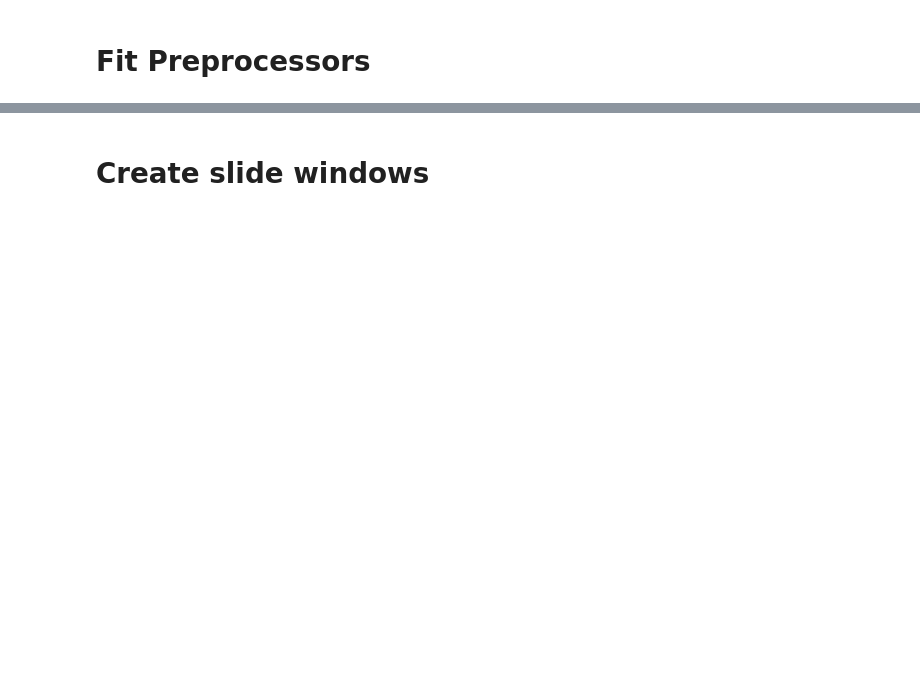
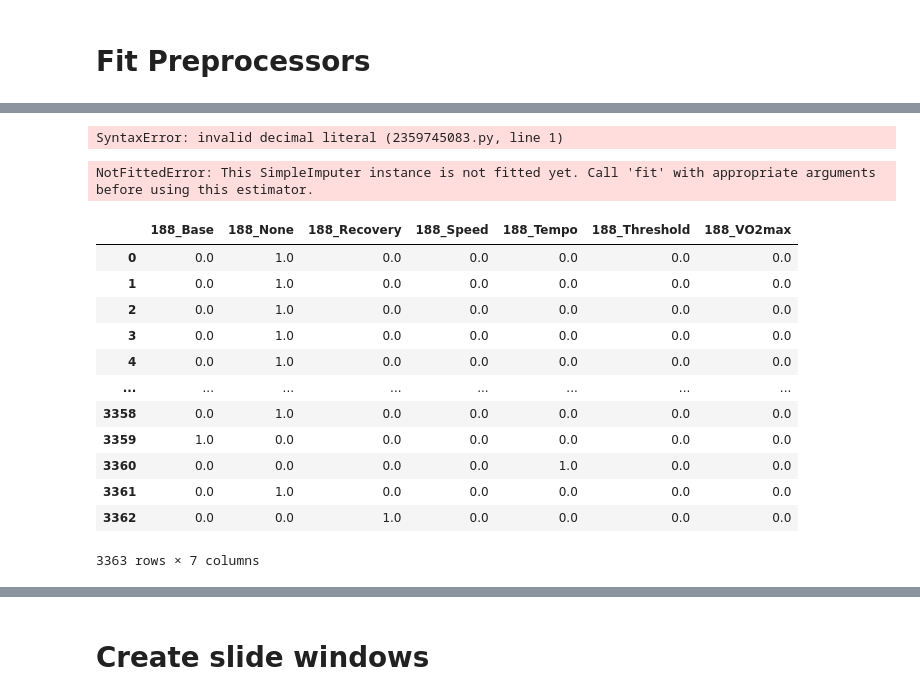
Before and after one commit to nicblanc/overcome-tomorrow, a Jupyter notebook: notebooks/create_test_model.ipynb, the cells around one changed output, grey strips where cells are left out. Drawn from its saved outputs; the diff is of its cells as text; code cells hidden in the pictures; blank space fills up the shorter version.

```diff
--- a/notebooks/create_test_model.ipynb
+++ b/notebooks/create_test_model.ipynb
@@ -207,0 +242,24 @@ InvertableColumnTransformer(transformers=[('knn_imputer',
+# %%
+activities.describe()
+# %% [output]
+SyntaxError: invalid decimal literal (2359745083.py, line 1)
+# %%
+preproc_activity.transformers[4][1].transform(activities[["sport"]])
+# %% [output]
+NotFittedError: This SimpleImputer instance is not fitted yet. Call 'fit' with appropriate arguments before using this estimator.
+# %%
+preproc_activity.transformers[3][1].fit_transform(activities[["188"]])
+# %% [output]
+|  | 188_Base | 188_None | 188_Recovery | 188_Speed | 188_Tempo | 188_Threshold | 188_VO2max |
+| 0 | 0.0 | 1.0 | 0.0 | 0.0 | 0.0 | 0.0 | 0.0 |
+| 1 | 0.0 | 1.0 | 0.0 | 0.0 | 0.0 | 0.0 | 0.0 |
+| 2 | 0.0 | 1.0 | 0.0 | 0.0 | 0.0 | 0.0 | 0.0 |
+| 3 | 0.0 | 1.0 | 0.0 | 0.0 | 0.0 | 0.0 | 0.0 |
+| 4 | 0.0 | 1.0 | 0.0 | 0.0 | 0.0 | 0.0 | 0.0 |
+| ... | ... | ... | ... | ... | ... | ... | ... |
+| 3358 | 0.0 | 1.0 | 0.0 | 0.0 | 0.0 | 0.0 | 0.0 |
+| 3359 | 1.0 | 0.0 | 0.0 | 0.0 | 0.0 | 0.0 | 0.0 |
+| 3360 | 0.0 | 0.0 | 0.0 | 0.0 | 1.0 | 0.0 | 0.0 |
+| 3361 | 0.0 | 1.0 | 0.0 | 0.0 | 0.0 | 0.0 | 0.0 |
+| 3362 | 0.0 | 0.0 | 1.0 | 0.0 | 0.0 | 0.0 | 0.0 |
+3363 rows × 7 columns
```
Also changed, not shown: parts of 6 cells of this notebook, 5 other files.
